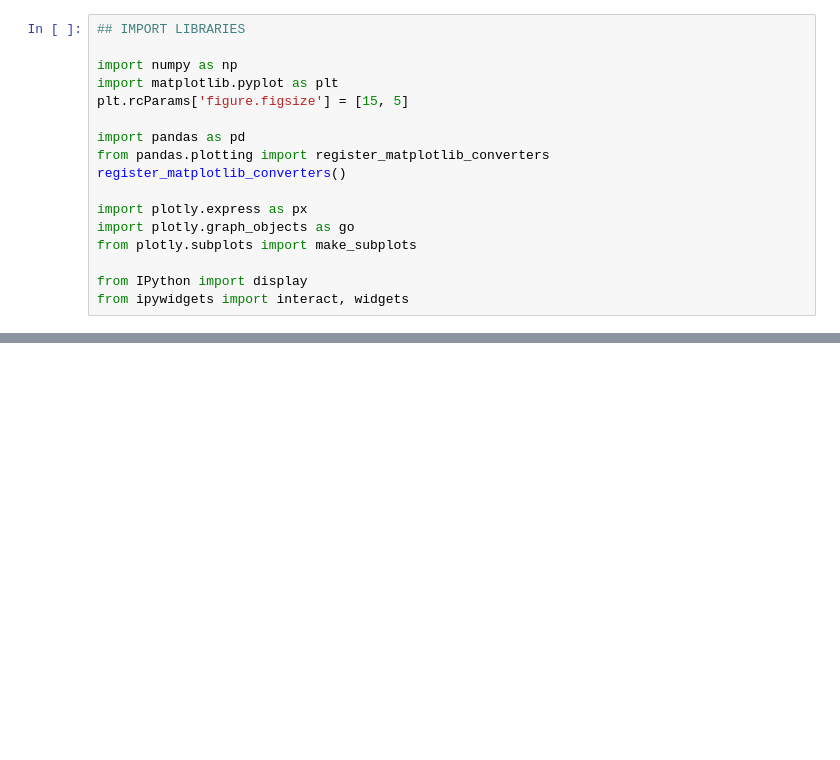
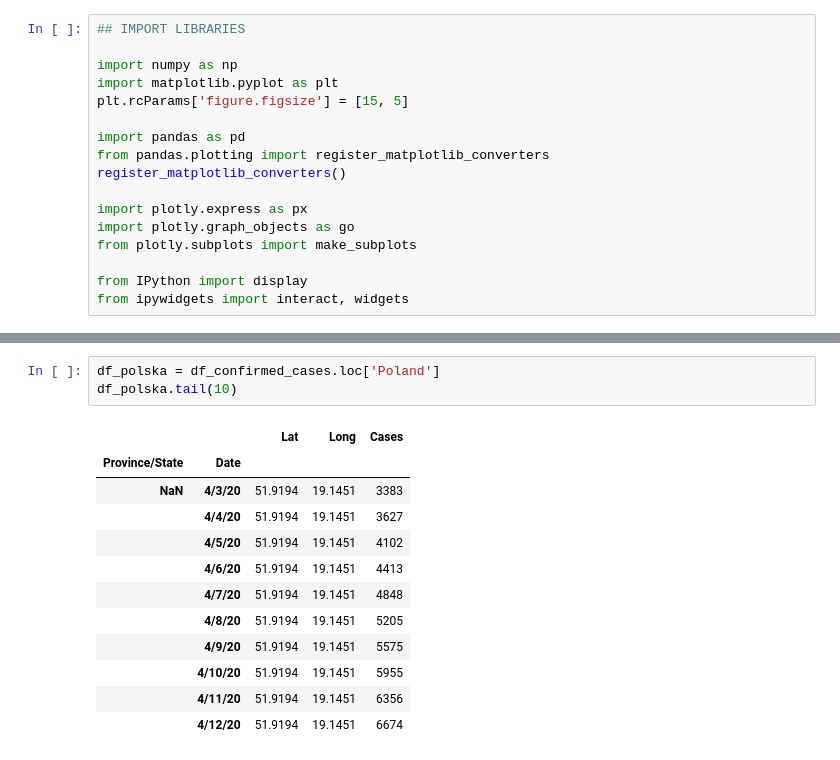
Before and after one commit to Intruz01/KoronaScience, a Jupyter notebook: Day1.ipynb, the cells around one changed output, grey strips where cells are left out. Saved outputs shown, nothing was run; the diff lists cells and outputs as text; blank space fills up the shorter version.

```diff
--- a/Day1.ipynb
+++ b/Day1.ipynb
@@ -25,0 +52,16 @@ Recoveries_raw=pd.read_csv('https://raw.githubusercontent.com/CSSEGISandData/COV
+# %%
+df_polska = df_confirmed_cases.loc['Poland']
+df_polska.tail(10)
+# %% [output]
+|  |  | Lat | Long | Cases |
+| Province/State | Date |  |  |  |
+| NaN | 4/3/20 | 51.9194 | 19.1451 | 3383 |
+|  | 4/4/20 | 51.9194 | 19.1451 | 3627 |
+|  | 4/5/20 | 51.9194 | 19.1451 | 4102 |
+|  | 4/6/20 | 51.9194 | 19.1451 | 4413 |
+|  | 4/7/20 | 51.9194 | 19.1451 | 4848 |
+|  | 4/8/20 | 51.9194 | 19.1451 | 5205 |
+|  | 4/9/20 | 51.9194 | 19.1451 | 5575 |
+|  | 4/10/20 | 51.9194 | 19.1451 | 5955 |
+|  | 4/11/20 | 51.9194 | 19.1451 | 6356 |
+|  | 4/12/20 | 51.9194 | 19.1451 | 6674 |
```
Also changed, not shown: parts of 7 cells of this notebook.
